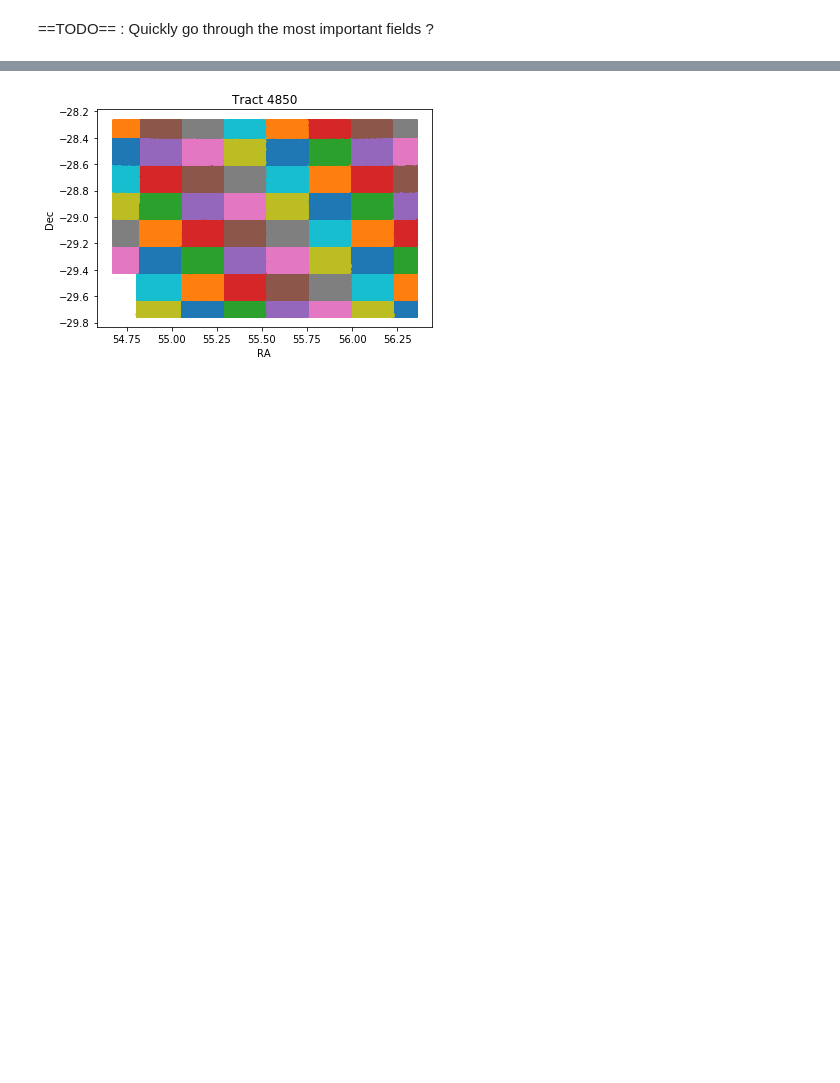
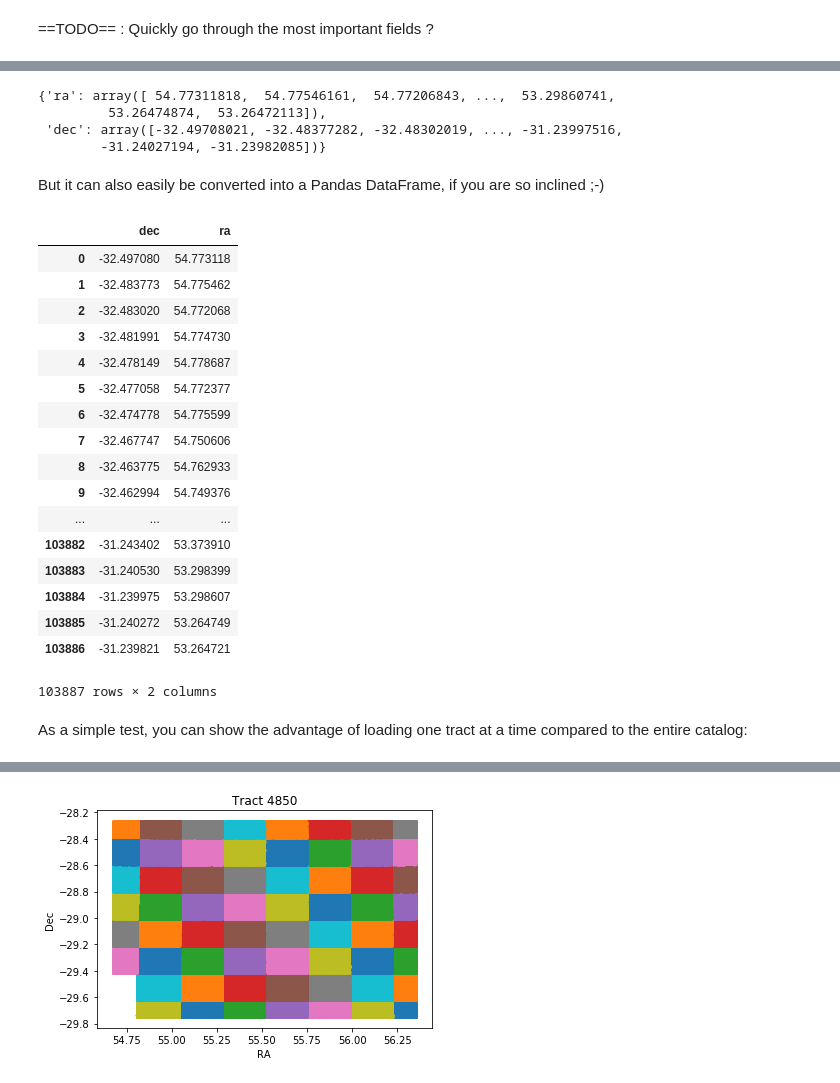
Before and after one commit to LSSTDESC/DC2-production, a Jupyter notebook: Notebooks/DC2 Coadd Run1.1p GCR access -- Tutorial (part1).ipynb, the cells around one changed output, grey strips where cells are left out. Drawn from its saved outputs; the diff is of its cells as text; code cells hidden in the pictures; blank space fills up the shorter version.

```diff
--- a/Notebooks/DC2 Coadd Run1.1p GCR access -- Tutorial (part1).ipynb
+++ b/Notebooks/DC2 Coadd Run1.1p GCR access -- Tutorial (part1).ipynb
@@ -133 +68,35 @@ catalog.available_tracts_and_patches[:5]
+# %%
+data
+# %% [output]
+{'ra': array([ 54.77311818,  54.77546161,  54.77206843, ...,  53.29860741,
+         53.26474874,  53.26472113]),
+ 'dec': array([-32.49708021, -32.48377282, -32.48302019, ..., -31.23997516,
+        -31.24027194, -31.23982085])}
+# %% [markdown]
+But it can also easily be converted into a Pandas DataFrame, if you are so inclined ;-)
+# %%
+import pandas
+pdata = pandas.DataFrame(data)
+pdata
+# %% [output]
+|  | dec | ra |
+| 0 | -32.497080 | 54.773118 |
+| 1 | -32.483773 | 54.775462 |
+| 2 | -32.483020 | 54.772068 |
+| 3 | -32.481991 | 54.774730 |
+| 4 | -32.478149 | 54.778687 |
+| 5 | -32.477058 | 54.772377 |
+| 6 | -32.474778 | 54.775599 |
+| 7 | -32.467747 | 54.750606 |
+| 8 | -32.463775 | 54.762933 |
+| 9 | -32.462994 | 54.749376 |
+| ... | ... | ... |
+| 103882 | -31.243402 | 53.373910 |
+| 103883 | -31.240530 | 53.298399 |
+| 103884 | -31.239975 | 53.298607 |
+| 103885 | -31.240272 | 53.264749 |
+| 103886 | -31.239821 | 53.264721 |
+103887 rows × 2 columns
+# %% [markdown]
+As a simple test, you can show the advantage of loading one tract at a time compared to the entire catalog:
 # %%
```
Also changed, not shown: parts of 30 cells of this notebook.
